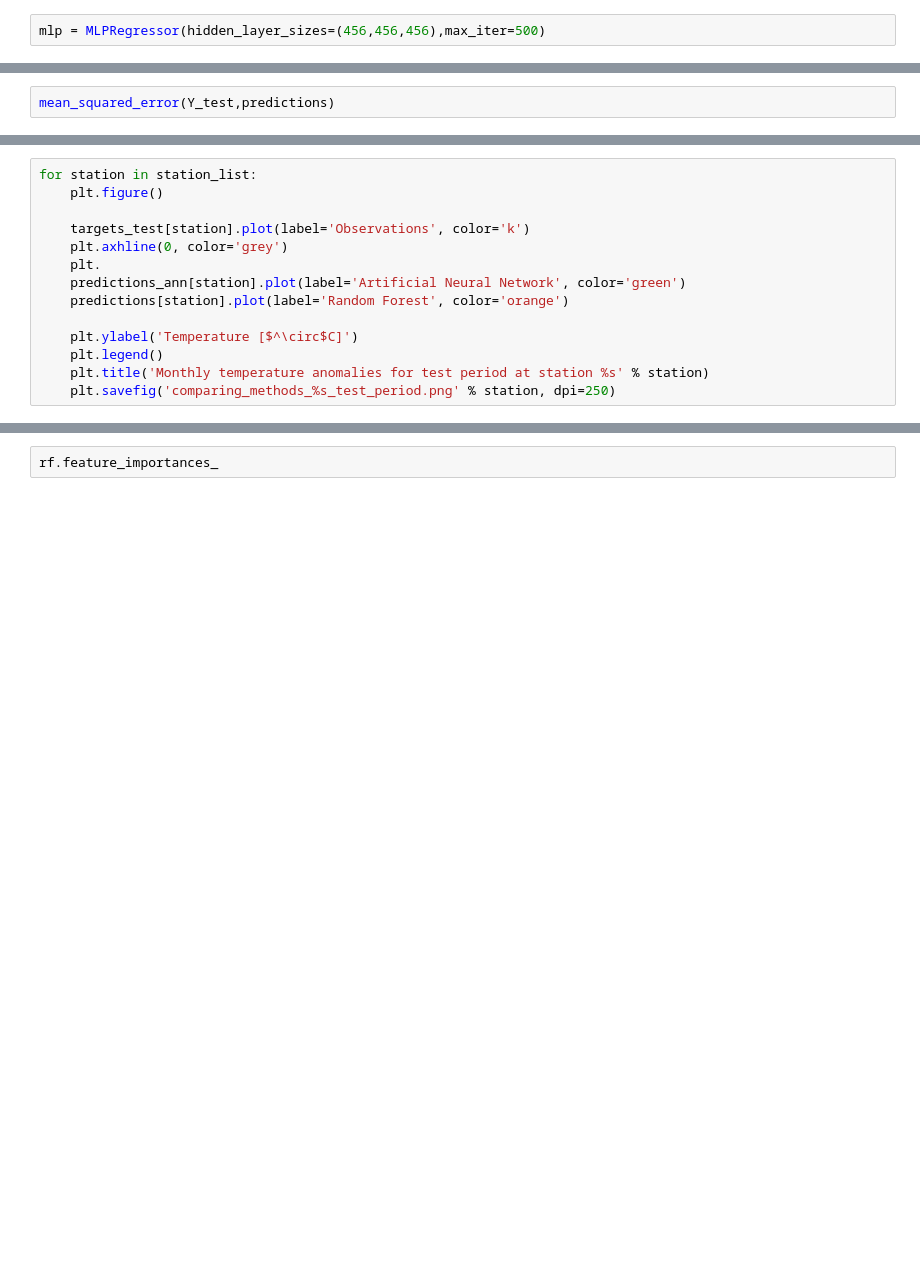
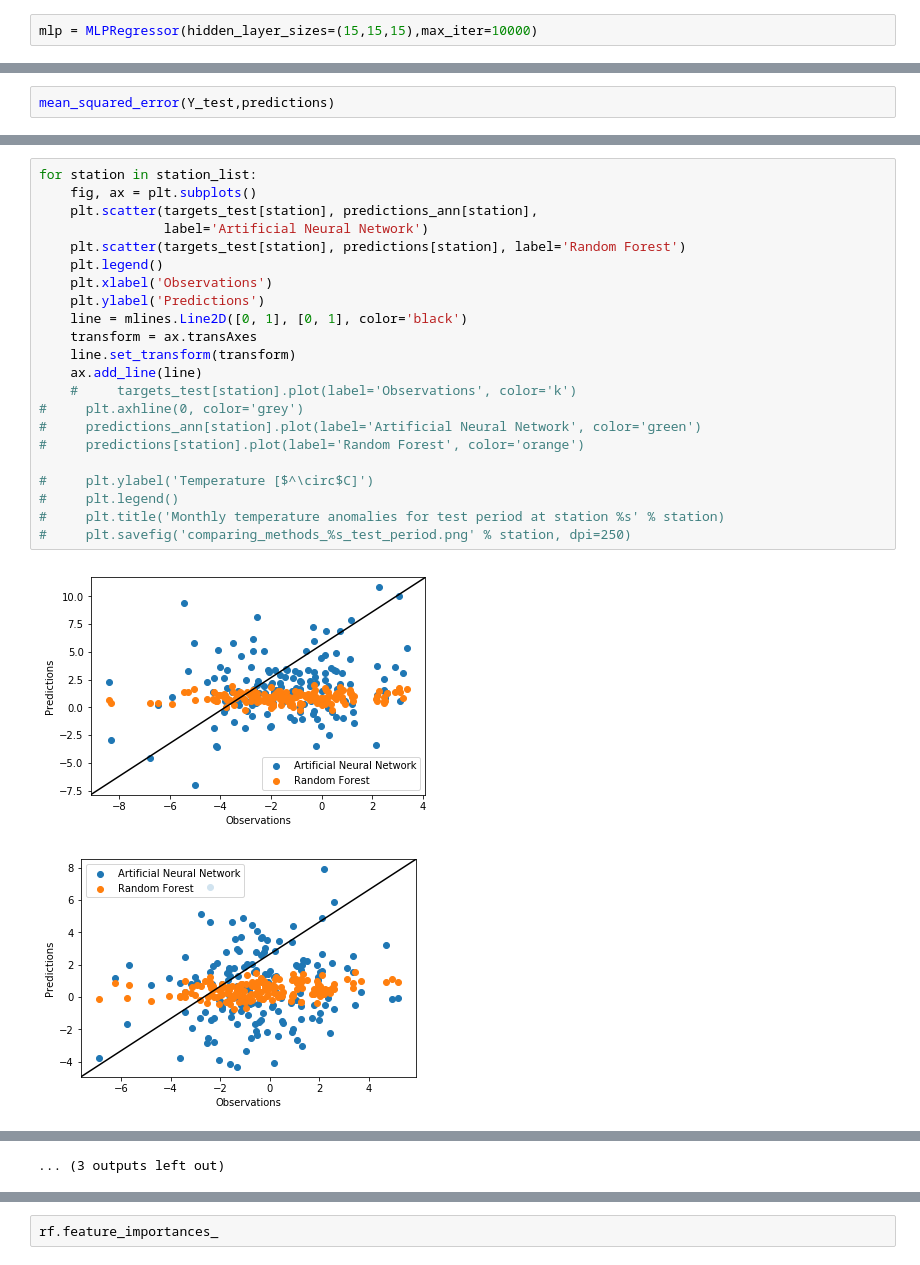
Before and after one commit to orianac/women_publicpolicy_downscaling, a Jupyter notebook: WPO2019_downscaling_techniques.ipynb, the cells around one changed output, grey strips where cells are left out. Cells and saved outputs as stored; diff of their text form; blank space fills up the shorter version.

Commit message:
Adding scatter plots and combining all of the ML techniques.

```diff
--- a/WPO2019_downscaling_techniques.ipynb
+++ b/WPO2019_downscaling_techniques.ipynb
@@ -144,7 +146,7 @@ X_test = scaler.transform(features_test)
 
 Now, and instanse of the model is created. We only define the hidden_layer_sizes. You pass this function a tuple consisting of the number of neurons you want at each layer, where the nth entry in the tuple represents the number of neurons in the nth layer of the MLP model. Currently, the number of neurons are the same as the number of features in the data and the max number of iterations is 500.
 # %%
-mlp = MLPRegressor(hidden_layer_sizes=(456,456,456),max_iter=500)
+mlp = MLPRegressor(hidden_layer_sizes=(15,15,15),max_iter=10000)
 # %% [markdown]
 Now the model has been made so we can fit the preprocessed training data to our model.
 # %% [markdown]
@@ -237,15 +241,26 @@ for station in station_list:
 ... (3 outputs left out)
 # %%
 for station in station_list:
-    plt.figure()
+    fig, ax = plt.subplots()
+    plt.scatter(targets_test[station], predictions_ann[station],
+                label='Artificial Neural Network')
+    plt.scatter(targets_test[station], predictions[station], label='Random Forest')
+    plt.legend()
+    plt.xlabel('Observations')
+    plt.ylabel('Predictions')
+    line = mlines.Line2D([0, 1], [0, 1], color='black')
+    transform = ax.transAxes
+    line.set_transform(transform)
+    ax.add_line(line)
+    #     targets_test[station].plot(label='Observations', color='k')
+#     plt.axhline(0, color='grey')
+#     predictions_ann[station].plot(label='Artificial Neural Network', color='green')
+#     predictions[station].plot(label='Random Forest', color='orange')
 
-    targets_test[station].plot(label='Observations', color='k')
-    plt.axhline(0, color='grey')
-    plt.
-    predictions_ann[station].plot(label='Artificial Neural Network', color='green')
-    predictions[station].plot(label='Random Forest', color='orange')
-
-    plt.ylabel('Temperature [$^\circ$C]')
-    plt.legend()
-    plt.title('Monthly temperature anomalies for test period at station %s' % station)
-    plt.savefig('comparing_methods_%s_test_period.png' % station, dpi=250)
+#     plt.ylabel('Temperature [$^\circ$C]')
+#     plt.legend()
+#     plt.title('Monthly temperature anomalies for test period at station %s' % station)
+#     plt.savefig('comparing_methods_%s_test_period.png' % station, dpi=250)
+# %% [output]
+[figure, added]
+[figure, added]
@@ -251,0 +277 @@ for station in station_list:
+... (3 outputs left out)
```
Also changed, not shown: parts of 6 cells of this notebook.
